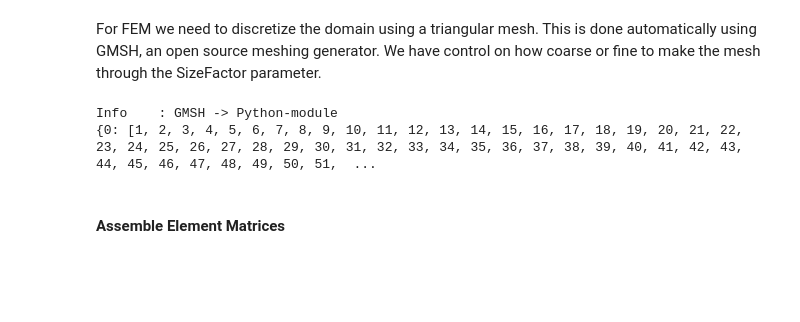
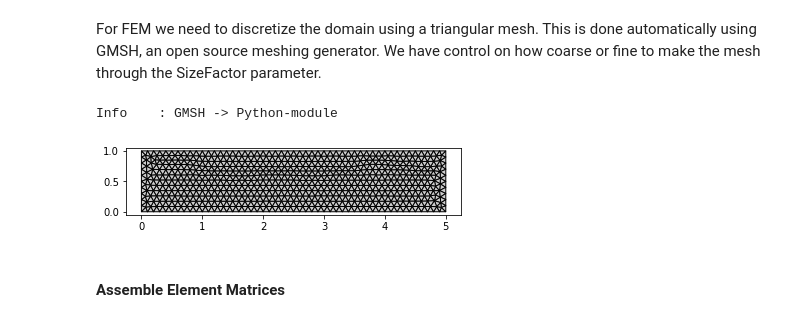
Before and after one commit to Jormit/2D-FEM-EM-Simulator, a Jupyter notebook: fem.ipynb, the cells around one changed output. Drawn from its saved outputs; the diff is of its cells as text; code cells hidden in the pictures; blank space fills up the shorter version.

```diff
--- a/fem.ipynb
+++ b/fem.ipynb
@@ -32,31 +37,31 @@ k0 = 4
 # %% [markdown]
 For FEM we need to discretize the domain using a triangular mesh. This is done automatically using GMSH, an open source meshing generator. We have control on how coarse or fine to make the mesh through the SizeFactor parameter.
 # %%
-def reshape_boundary_dict(bdofs):
-    nodeset = set([0])
-    for array in bdofs.items():
-        nodeset.update(array[1])
-    new = np.zeros(len(nodeset) - 1)
-    for key in bdofs:
-        for elem in bdofs[key]:
-            new[elem - 1] = key
-    return new
+def boundary_lookup(bdofs):
+    new_dict = {}
+    for key, array in bdofs.items():
+        for elem in array:
+            new_dict[elem - 1] = key
+    return new_dict
 # %%
 mesh = cfm.GmshMesh(g)
 mesh.elType = 2
 mesh.dofsPerNode = 1
 mesh.elSizeFactor = 0.1
-coords, edof, dofs, bdofs, elementmarkers = mesh.create()
-boundaries = reshape_boundary_dict(bdofs)
+mesh.return_boundary_elements = True
+coords, edof, dofs, bdofs, elementMarkers, boundaryElements = mesh.create()
+num_elem = len(edof)
+num_nodes = len(dofs)
+boundaries = boundary_lookup(bdofs)
 
-print(bdofs)
+for n in range(num_nodes):
+    if int(boundaries.get(n, 0)) == 1:
+        boundaries[n] = np.sin(coords[n][1] * np.pi)
 
-for n in range(len(boundaries)):
-    if int(boundaries[n]) == 1:
-        boundaries[n] = np.sin(coords[n][1] * np.pi)
+cfv.draw_mesh(coords=coords, edof=edof, dofs_per_node=mesh.dofs_per_node, el_type=mesh.el_type, filled=True)
 # %% [output]
 Info    : GMSH -> Python-module
-{0: [1, 2, 3, 4, 5, 6, 7, 8, 9, 10, 11, 12, 13, 14, 15, 16, 17, 18, 19, 20, 21, 22, 23, 24, 25, 26, 27, 28, 29, 30, 31, 32, 33, 34, 35, 36, 37, 38, 39, 40, 41, 42, 43, 44, 45, 46, 47, 48, 49, 50, 51,  ...
+[figure, added]
 # %% [markdown]
 #### Assemble Element Matrices
 # %% [markdown]
```
Also changed, not shown: parts of 8 cells of this notebook.
